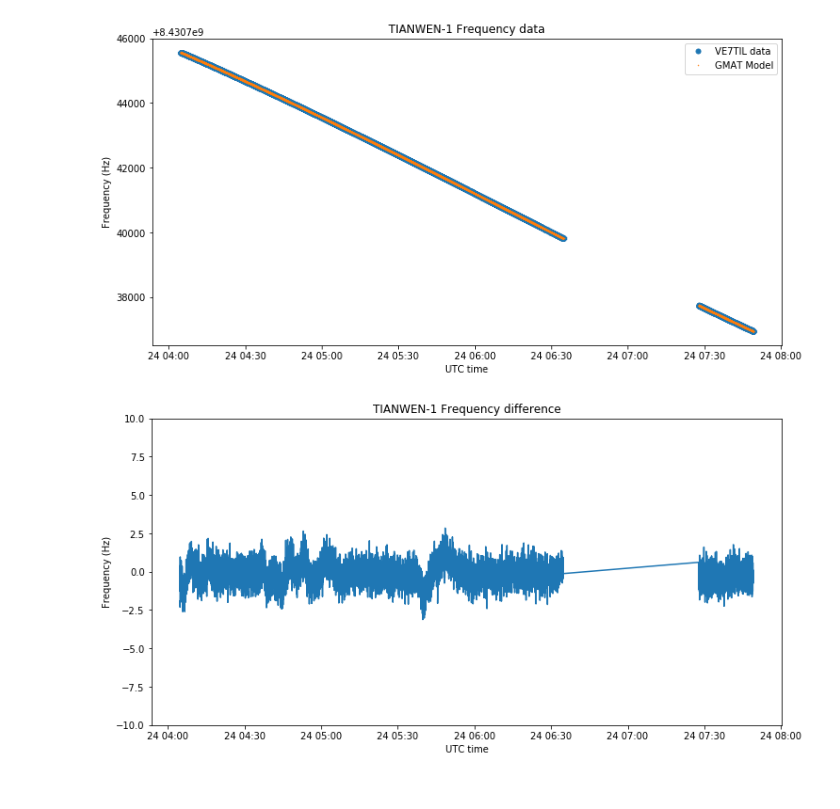
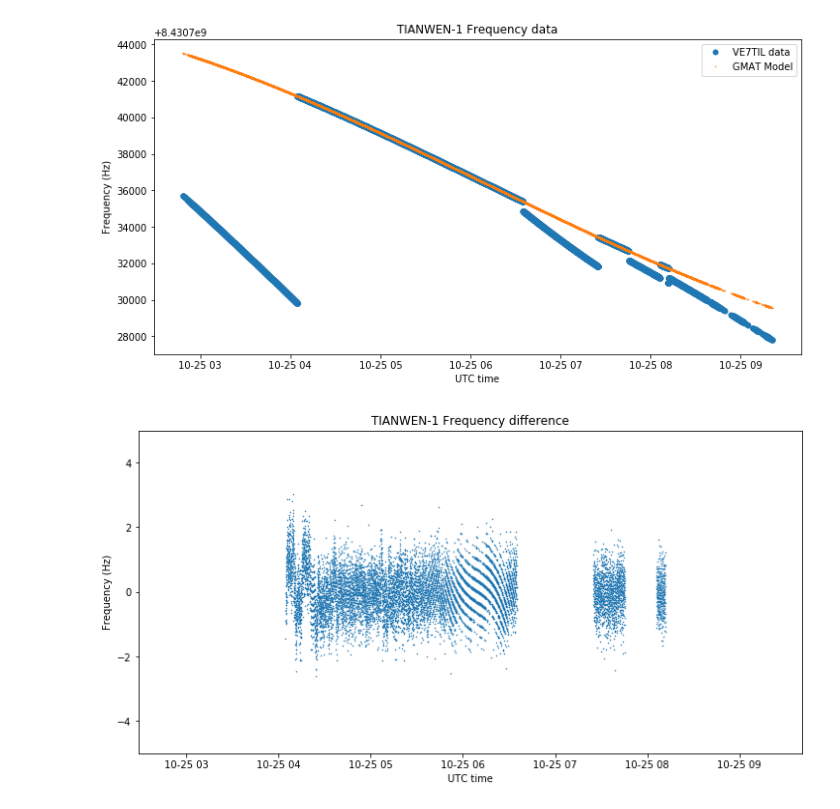
Before and after one commit to ScottTilley/tianwen1, a Jupyter notebook: Doppler_study.ipynb, the cells around one changed output. Drawn from its saved outputs; the diff is of its cells as text; code cells hidden in the pictures.

```diff
--- a/Doppler_study.ipynb
+++ b/Doppler_study.ipynb
@@ -15,7 +15,7 @@ plt.rcParams['figure.facecolor'] = 'w'
 #f_carrier = 8431.0165302617e6 before GPSDO software change, average of Oct 11-17th.
 f_carrier = 8431.01653051e6
 # %%
-data = np.fromfile('24.dat', sep = ' ').reshape((-1,4))
+data = np.fromfile('2020-10-25_tianwen1.dat', sep = ' ').reshape((-1,4))
 t_data = Time(data[:,0], format = 'mjd')
 freq_data = data[:,1]
 # %%
@@ -86,13 +86,13 @@ plt.xlabel('UTC time')
 plt.legend()
 plt.show();
 # %% [output]
-[figure, old version]
+[figure, new version]
 # %%
-plt.ylim(-10,10)
-plt.plot(t_data.datetime, freq_data - freq_gmat,markersize=1,  label = 'strf file')
+plt.ylim(-5,5)
+plt.plot(t_data.datetime, freq_data - freq_gmat,'.', markersize=1, label = 'strf file')
 plt.title('TIANWEN-1 Frequency difference')
 plt.ylabel('Frequency (Hz)')
 plt.xlabel('UTC time')
 plt.show()
 # %% [output]
-[figure, old version]
+[figure, new version]
```
Also changed, not shown: parts of 2 cells of this notebook, 3 other files.
